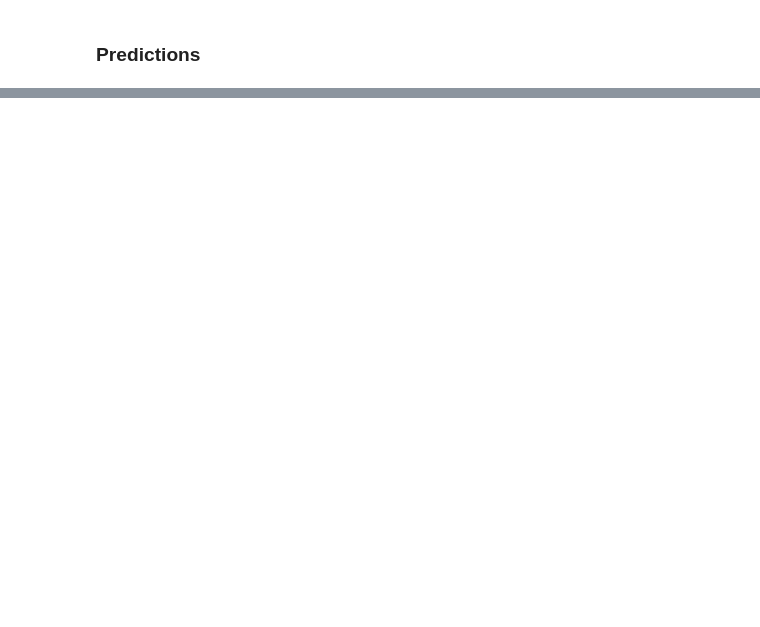
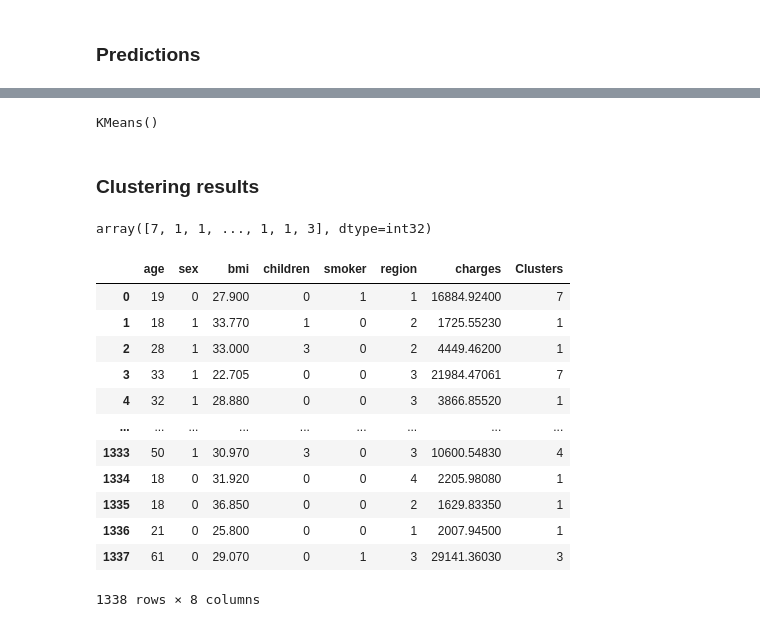
Before and after one commit to manuel22fuele/DC-from-Scratch, a Jupyter notebook: DataScienceProject/Kaggle Datasets/Medical_Insurance_Cost_Prediction.ipynb, the cells around one changed output, grey strips where cells are left out. Saved outputs shown, nothing was run; the diff lists cells and outputs as text; code cells hidden in the pictures; blank space fills up the shorter version.

```diff
--- a/DataScienceProject/Kaggle Datasets/Medical_Insurance_Cost_Prediction.ipynb
+++ b/DataScienceProject/Kaggle Datasets/Medical_Insurance_Cost_Prediction.ipynb
@@ -209,0 +261,3 @@ smoke = input("Smoke? Yes/No ")
+# %%
+x = data_mapped_cluster.iloc[:,1:7]
+x
@@ -209,0 +280,29 @@ smoke = input("Smoke? Yes/No ")
+# %%
+kmeans.fit(x)
+# %% [output]
+KMeans()
+# %% [markdown]
+### Clustering results
+# %%
+identified_clusters = kmeans.fit_predict(x)
+identified_clusters
+# %% [output]
+array([7, 1, 1, ..., 1, 1, 3], dtype=int32)
+# %%
+data_with_cluster = data_mapped_cluster.copy()
+data_with_cluster['Clusters'] = identified_clusters
+data_with_cluster
+# %% [output]
+|  | age | sex | bmi | children | smoker | region | charges | Clusters |
+| 0 | 19 | 0 | 27.900 | 0 | 1 | 1 | 16884.92400 | 7 |
+| 1 | 18 | 1 | 33.770 | 1 | 0 | 2 | 1725.55230 | 1 |
+| 2 | 28 | 1 | 33.000 | 3 | 0 | 2 | 4449.46200 | 1 |
+| 3 | 33 | 1 | 22.705 | 0 | 0 | 3 | 21984.47061 | 7 |
+| 4 | 32 | 1 | 28.880 | 0 | 0 | 3 | 3866.85520 | 1 |
+| ... | ... | ... | ... | ... | ... | ... | ... | ... |
+| 1333 | 50 | 1 | 30.970 | 3 | 0 | 3 | 10600.54830 | 4 |
+| 1334 | 18 | 0 | 31.920 | 0 | 0 | 4 | 2205.98080 | 1 |
+| 1335 | 18 | 0 | 36.850 | 0 | 0 | 2 | 1629.83350 | 1 |
+| 1336 | 21 | 0 | 25.800 | 0 | 0 | 1 | 2007.94500 | 1 |
+| 1337 | 61 | 0 | 29.070 | 0 | 1 | 3 | 29141.36030 | 3 |
+1338 rows × 8 columns
```
Also changed, not shown: parts of 29 cells of this notebook.
